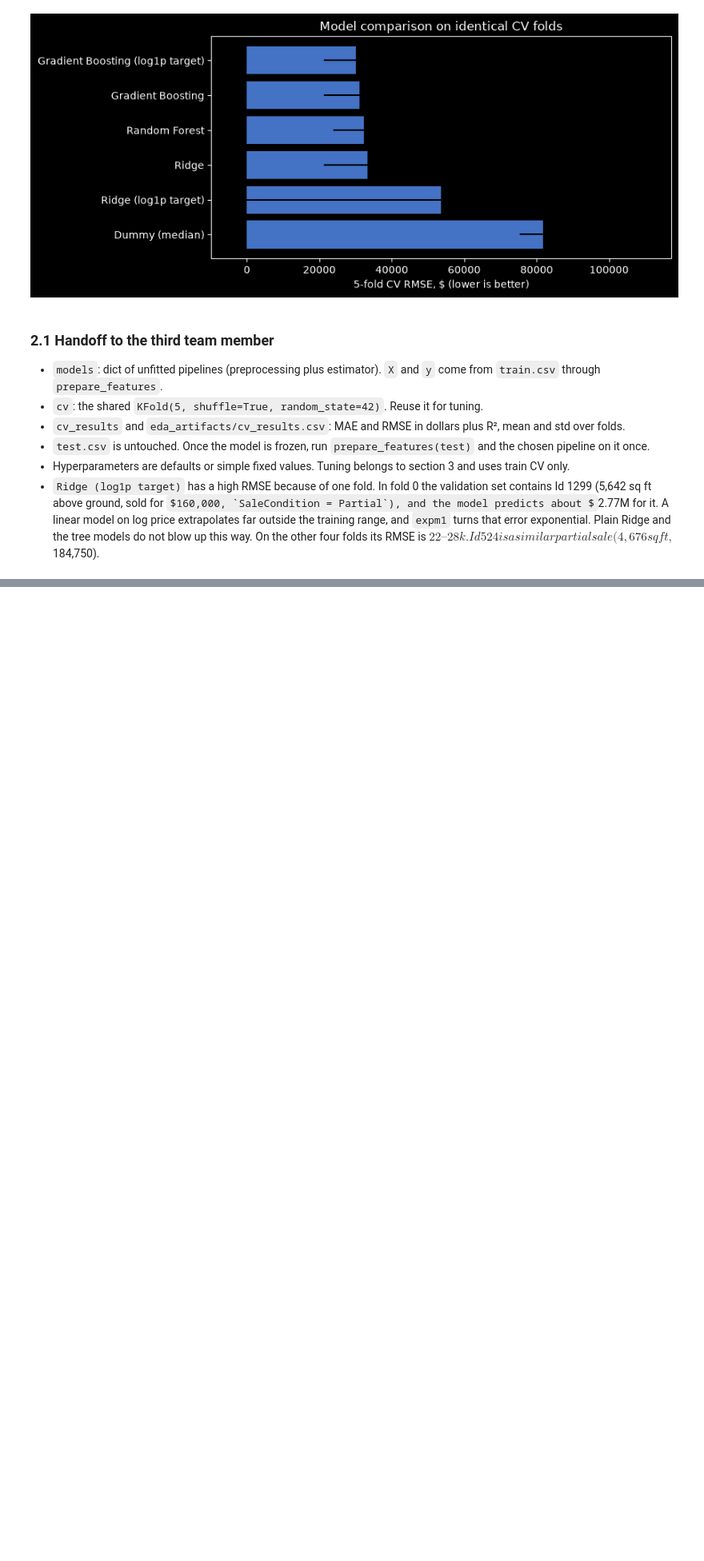
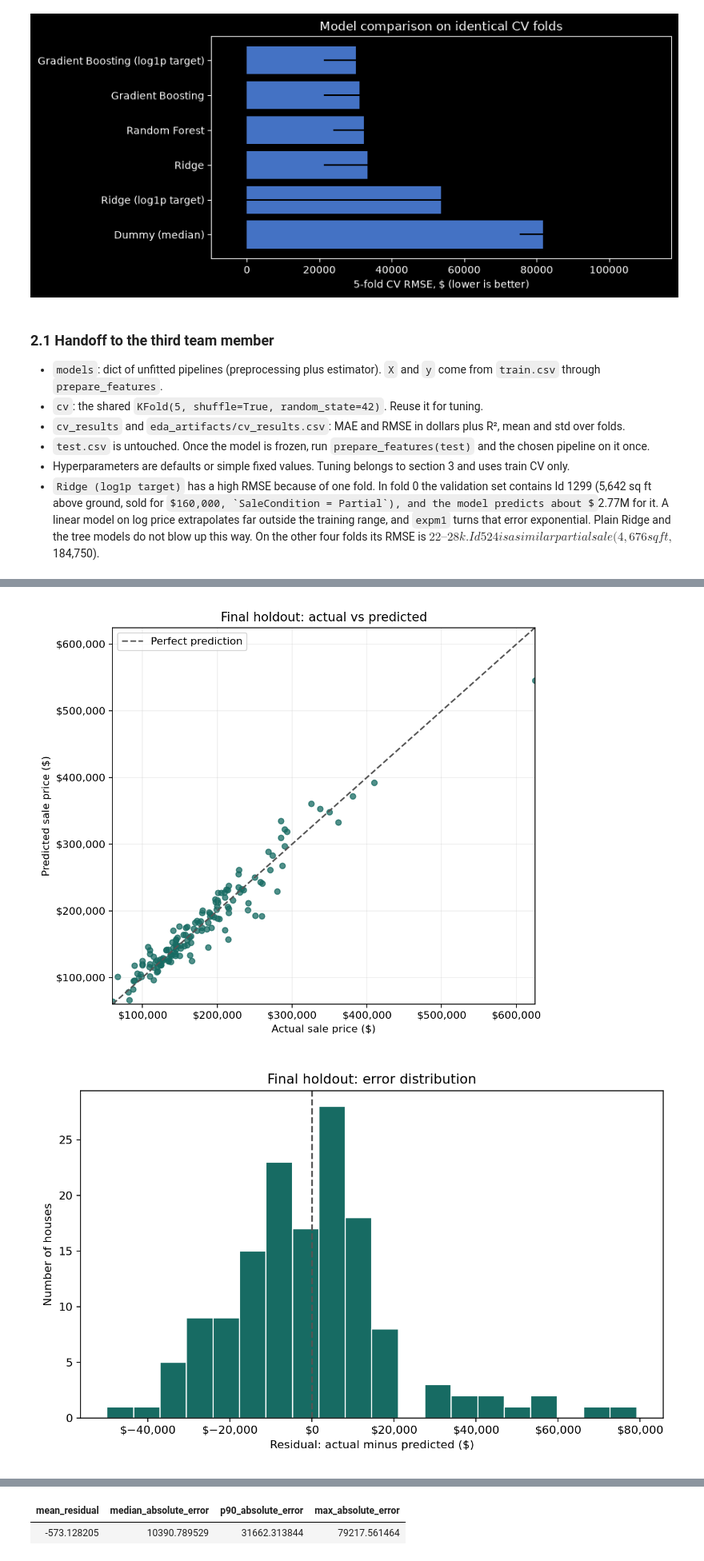
Before and after one commit to dench1k1ng/ml_midterm, a Jupyter notebook: main.ipynb, the cells around one changed output, grey strips where cells are left out. Shown at 80% size. Cells and saved outputs as stored; diff of their text form; code cells hidden in the pictures; some formulas as TeX source; blank space fills up the shorter version.

Commit message:
Complete person 3 validation and final house-price evaluation

```diff
--- a/main.ipynb
+++ b/main.ipynb
@@ -537,0 +738,56 @@ _Reserved for the third team member. Do not use `test.csv` results to choose or
+# %%
+from matplotlib.ticker import StrMethodFormatter
+
+money_formatter = StrMethodFormatter("${x:,.0f}")
+actual = prediction_table["actual_price"]
+predicted = prediction_table["predicted_price"]
+residual = prediction_table["residual"]
+
+fig, ax = plt.subplots(figsize=(7, 6))
+ax.scatter(actual, predicted, color="#176B63", alpha=0.75, s=28)
+limits = [min(actual.min(), predicted.min()), max(actual.max(), predicted.max())]
+ax.plot(limits, limits, linestyle="--", color="#555555", label="Perfect prediction")
+ax.set(xlabel="Actual sale price ($)", ylabel="Predicted sale price ($)",
+       title="Final holdout: actual vs predicted", xlim=limits, ylim=limits)
+ax.xaxis.set_major_formatter(money_formatter)
+ax.yaxis.set_major_formatter(money_formatter)
+ax.legend()
+ax.grid(alpha=0.2)
+fig.tight_layout()
+fig.savefig(FINAL_ARTIFACT_DIR / "actual_vs_predicted.png", dpi=160)
+plt.show()
+
+fig, ax = plt.subplots(figsize=(8, 5))
+ax.hist(residual, bins=20, color="#176B63", edgecolor="white")
+ax.axvline(0, color="#555555", linestyle="--")
+ax.set(xlabel="Residual: actual minus predicted ($)", ylabel="Number of houses",
+       title="Final holdout: error distribution")
+ax.xaxis.set_major_formatter(money_formatter)
+fig.tight_layout()
+fig.savefig(FINAL_ARTIFACT_DIR / "residual_distribution.png", dpi=160)
+plt.show()
+
+fig, ax = plt.subplots(figsize=(8, 5))
+ax.scatter(predicted, residual, color="#176B63", alpha=0.75, s=28)
+ax.axhline(0, color="#555555", linestyle="--")
+ax.set(xlabel="Predicted sale price ($)", ylabel="Residual ($)",
+       title="Final holdout: residuals by predicted price")
+ax.xaxis.set_major_formatter(money_formatter)
+ax.yaxis.set_major_formatter(money_formatter)
+ax.grid(alpha=0.2)
+fig.tight_layout()
+fig.savefig(FINAL_ARTIFACT_DIR / "residuals_vs_predicted.png", dpi=160)
+plt.show()
+
+error_summary = pd.DataFrame([{
+    "mean_residual": residual.mean(),
+    "median_absolute_error": prediction_table["absolute_error"].median(),
+    "p90_absolute_error": prediction_table["absolute_error"].quantile(0.90),
+    "max_absolute_error": prediction_table["absolute_error"].max(),
+}])
+error_summary.to_csv(FINAL_ARTIFACT_DIR / "error_summary.csv", index=False)
+display(error_summary)
+display(prediction_table.nlargest(5, "absolute_error"))
+# %% [output]
+[figure, added]
+[figure, added]
@@ -537,0 +795,2 @@ _Reserved for the third team member. Do not use `test.csv` results to choose or
+| mean_residual | median_absolute_error | p90_absolute_error | max_absolute_error |
+| -573.128205 | 10390.789529 | 31662.313844 | 79217.561464 |
```
Also changed, not shown: parts of 12 cells of this notebook, 14 other files.
